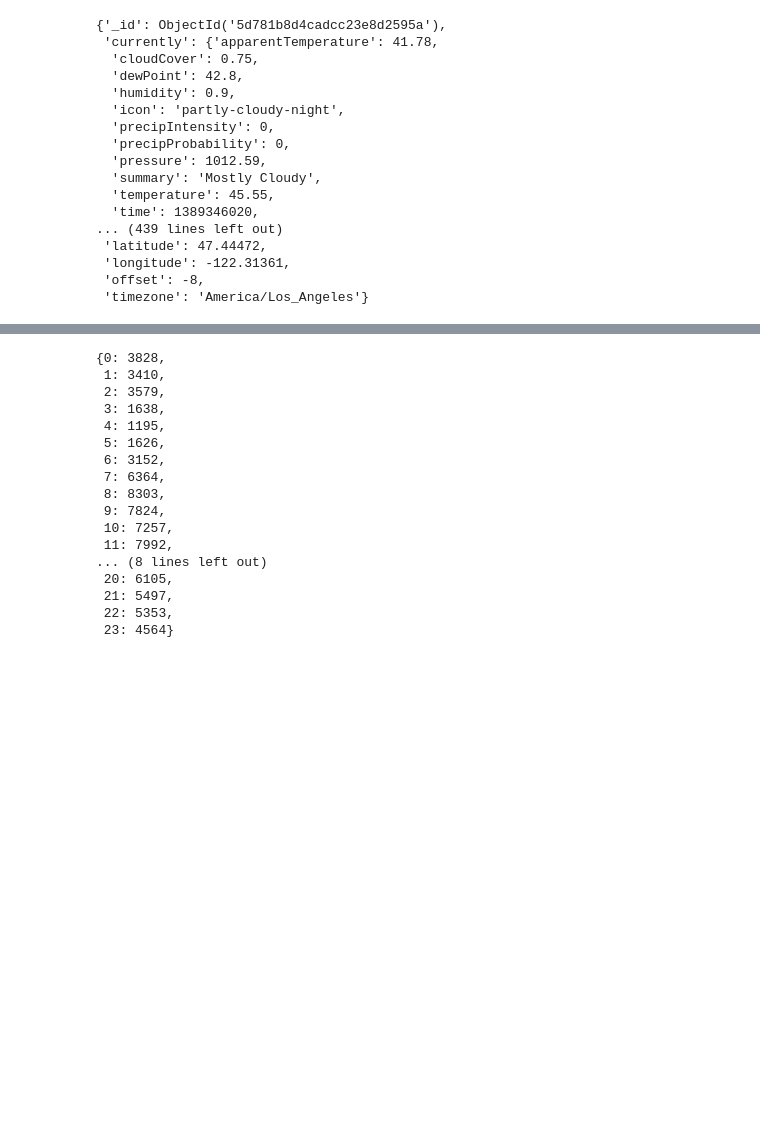
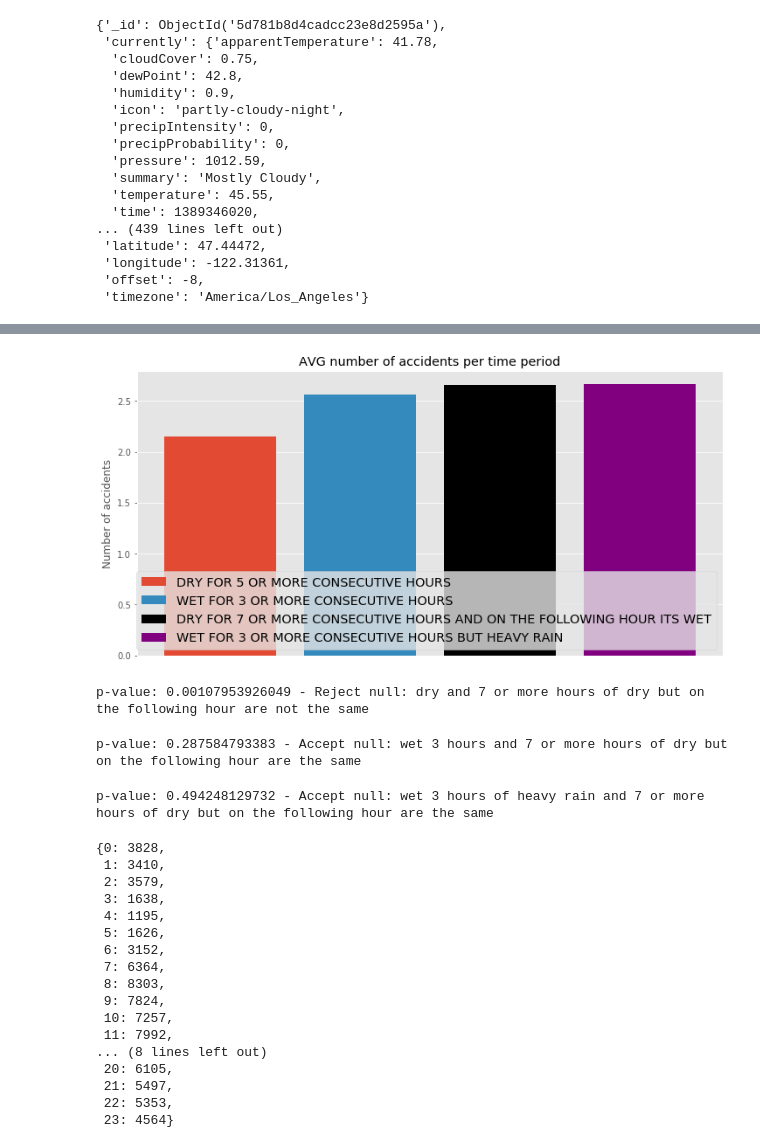
Before and after one commit to Tenacious-E/CarAccidentAnalysis, a Jupyter notebook: Capstone 1.ipynb, the cells around one changed output, grey strips where cells are left out. Drawn from its saved outputs; the diff is of its cells as text; code cells hidden in the pictures; blank space fills up the shorter version.

```diff
--- a/Capstone 1.ipynb
+++ b/Capstone 1.ipynb
@@ -368,5 +180,0 @@ Cannot reject null
-# %%
-fourhourswetaccidentdict = getaccidentdict(file2,fourhourswetaccidentlst,0)
-afterthirtysixhourwet = getaccidentdict(file2,thirtysixhourlst,-1)
-afterthirtysixhourdry = getaccidentdict(file2,thirtysixhourlst,2)
-fourOonehourswetaccidentdict = getaccidentdict(file2,fourOonehoursweaccidentlst,0)
@@ -458,3 +452,39 @@ pvalue7
+# %%
+fig, ax = plt.subplots(1, figsize=(12, 6))
+ax.bar(1,sum(afterthirtysixhourdry.values())/len(afterthirtysixhourdry.values()),label='DRY FOR 5 OR MORE CONSECUTIVE HOURS')
+ax.bar(2,sum(fourhourswetaccidentdict.values())/len(fourhourswetaccidentdict.values()),label='WET FOR 3 OR MORE CONSECUTIVE HOURS')
+ax.bar(3,sum(afterthirtysixhourwet.values())/len(afterthirtysixhourwet.values()),color='black',label='DRY FOR 7 OR MORE CONSECUTIVE HOURS AND ON THE FOLLOWING HOUR ITS WET')
+ax.bar(4,sum(fourOonehourswetaccidentdict.values())/len(fourOonehourswetaccidentdict.values()),color='purple', label='WET FOR 3 OR MORE CONSECUTIVE HOURS BUT HEAVY RAIN')
+ax.set_title('AVG number of accidents per time period')
+ax.set_ylabel('Number of accidents')
+ax.legend(loc='lower right',fontsize='x-large')
+ax.get_xaxis().set_visible(False)
+# %% [output]
+[figure, added]
+# %%
+df = welch_satterhwaithe_df(list(drythirtysixvalues),list(wetthirtysixvalues))
+test_stat = welch_test_statistic(list(drythirtysixvalues),list(wetthirtysixvalues))
+students = stats.t(df)
+pvalue = students.cdf(test_stat)
+print('p-value:',pvalue,'- Reject null: dry and 7 or more hours of dry but on the following hour are not the same')
+# %% [output]
+p-value: 0.00107953926049 - Reject null: dry and 7 or more hours of dry but on the following hour are not the same
+# %%
+df2 = welch_satterhwaithe_df(list(fourhourswetvalues),list(wetthirtysixvalues))
+test_stat2 = welch_test_statistic(list(fourhourswetvalues),list(wetthirtysixvalues))
+students2 = stats.t(df2)
+pvalue2 = students2.cdf(test_stat2)
+print('p-value:',pvalue2,'- Accept null: wet 3 hours and 7 or more hours of dry but on the following hour are the same')
+# %% [output]
+p-value: 0.287584793383 - Accept null: wet 3 hours and 7 or more hours of dry but on the following hour are the same
+# %%
+df7 = welch_satterhwaithe_df(list(wetthirtysixvalues),list(fourOonehourswetvalues))
+test_stat7 = welch_test_statistic(list(wetthirtysixvalues),list(fourOonehourswetvalues))
+students7 = stats.t(df7)
+pvalue7 = students7.cdf(test_stat7)
+print('p-value:',pvalue7,'- Accept null: wet 3 hours of heavy rain and 7 or more hours of dry but on the following hour are the same')
+# %% [output]
+p-value: 0.494248129732 - Accept null: wet 3 hours of heavy rain and 7 or more hours of dry but on the following hour are the same
 # %%
 def getaccidentsperhour(df):
     dic=dict()
```
Also changed, not shown: parts of 45 cells of this notebook.
